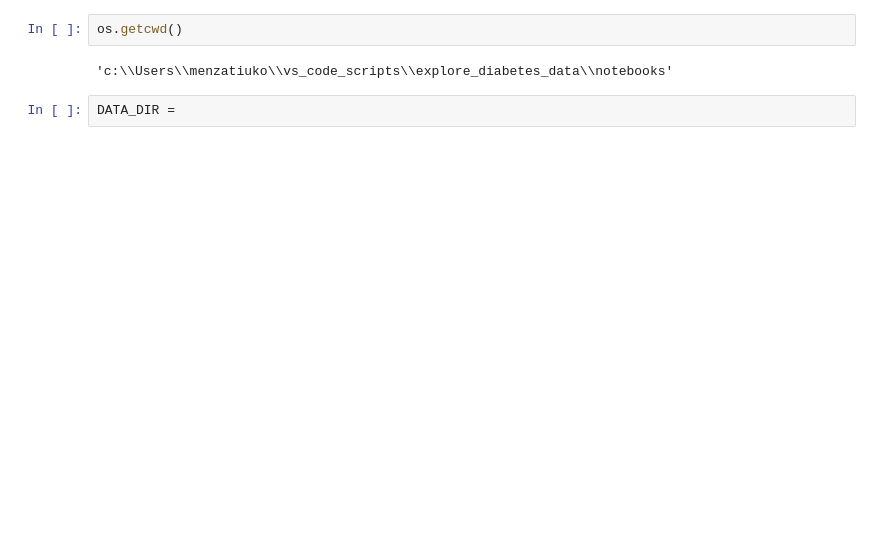
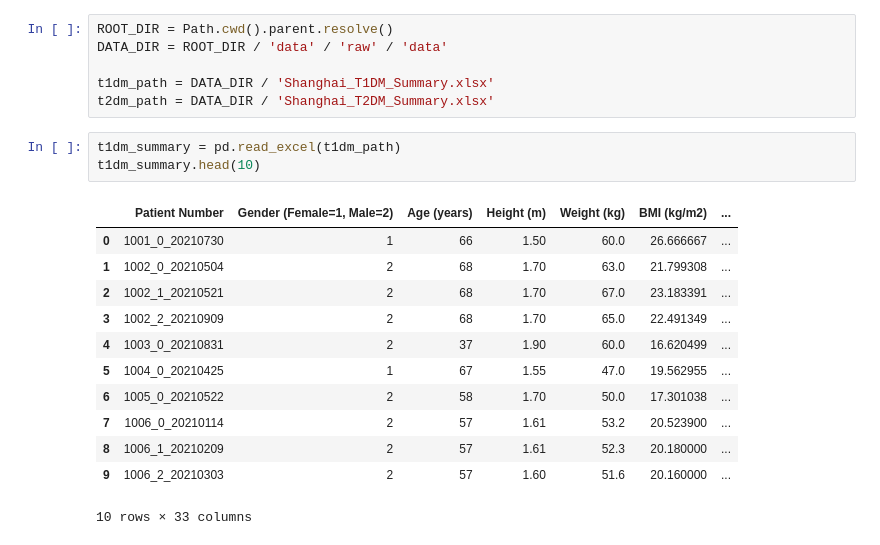
Before and after one commit to Aleks-cmyk/explore_diabetes_data, a Jupyter notebook: notebooks/00_eda.ipynb, the cells around one changed output. Cells and saved outputs as stored; diff of their text form; blank space fills up the shorter version.

Commit message:
data exploration

```diff
--- a/notebooks/00_eda.ipynb
+++ b/notebooks/00_eda.ipynb
@@ -7,6 +11,22 @@ ModuleNotFoundError: No module named 'Path'
-# %%
-os.getcwd()
-# %% [output]
-'c:\\Users\\menzatiuko\\vs_code_scripts\\explore_diabetes_data\\notebooks'
 # %%
-DATA_DIR =
+ROOT_DIR = Path.cwd().parent.resolve()
+DATA_DIR = ROOT_DIR / 'data' / 'raw' / 'data'
+
+t1dm_path = DATA_DIR / 'Shanghai_T1DM_Summary.xlsx'
+t2dm_path = DATA_DIR / 'Shanghai_T2DM_Summary.xlsx'
+# %%
+t1dm_summary = pd.read_excel(t1dm_path)
+t1dm_summary.head(10)
+# %% [output]
+|  | Patient Number | Gender (Female=1, Male=2) | Age (years) | Height (m) | Weight (kg) | BMI (kg/m2) | ... |
+| 0 | 1001_0_20210730 | 1 | 66 | 1.50 | 60.0 | 26.666667 | ... |
+| 1 | 1002_0_20210504 | 2 | 68 | 1.70 | 63.0 | 21.799308 | ... |
+| 2 | 1002_1_20210521 | 2 | 68 | 1.70 | 67.0 | 23.183391 | ... |
+| 3 | 1002_2_20210909 | 2 | 68 | 1.70 | 65.0 | 22.491349 | ... |
+| 4 | 1003_0_20210831 | 2 | 37 | 1.90 | 60.0 | 16.620499 | ... |
+| 5 | 1004_0_20210425 | 1 | 67 | 1.55 | 47.0 | 19.562955 | ... |
+| 6 | 1005_0_20210522 | 2 | 58 | 1.70 | 50.0 | 17.301038 | ... |
+| 7 | 1006_0_20210114 | 2 | 57 | 1.61 | 53.2 | 20.523900 | ... |
+| 8 | 1006_1_20210209 | 2 | 57 | 1.61 | 52.3 | 20.180000 | ... |
+| 9 | 1006_2_20210303 | 2 | 57 | 1.60 | 51.6 | 20.160000 | ... |
+10 rows × 33 columns
```
Also changed, not shown: parts of 29 cells of this notebook, 3 other files.
